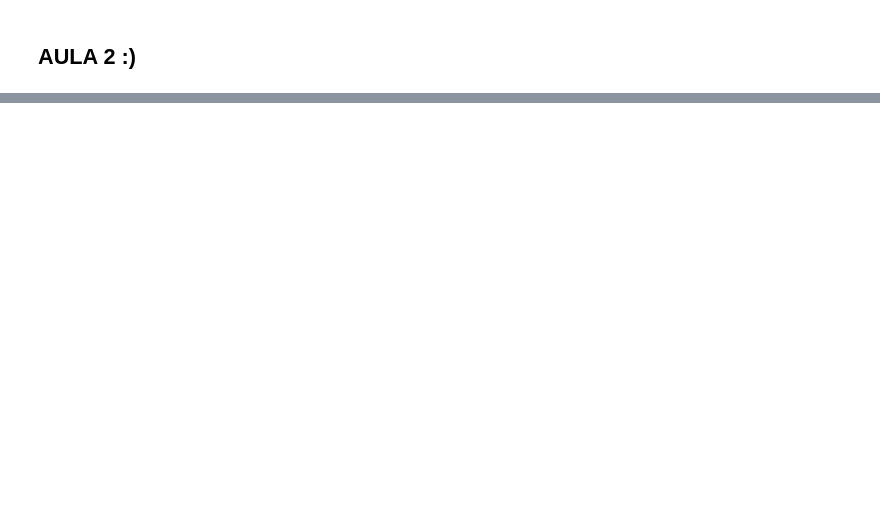
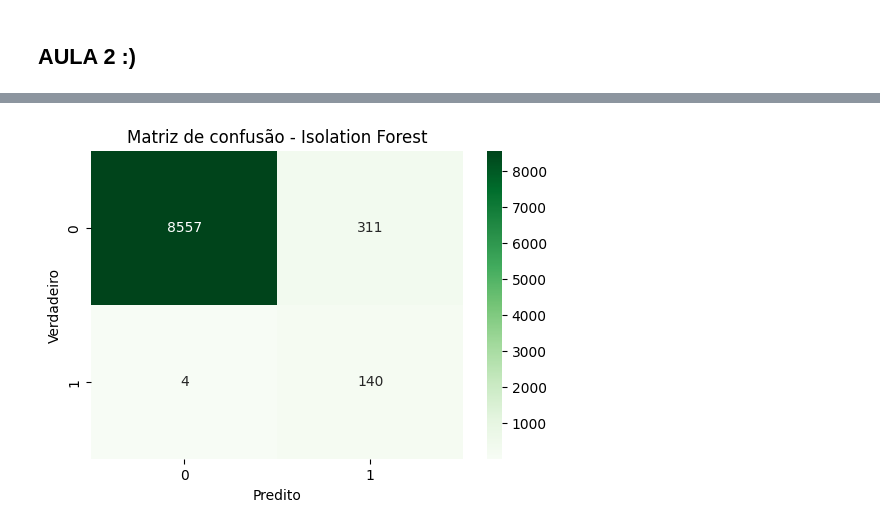
Before and after one commit to lucaschini/cripto-fraud-analysis, a Jupyter notebook: Crypto_EBAC_2025.ipynb, the cells around one changed output, grey strips where cells are left out. Drawn from its saved outputs; the diff is of its cells as text; code cells hidden in the pictures; blank space fills up the shorter version.

```diff
--- a/Crypto_EBAC_2025.ipynb
+++ b/Crypto_EBAC_2025.ipynb
@@ -173,0 +244,12 @@ weighted avg       1.00      1.00      1.00      9841
+# %%
+# Calcula a matriz de confusão entre os rótulos reais ('is_fraud')
+cn_if = confusion_matrix(df_ml['is_fraud'], df_ml['if_anomaly_flag'])
+
+plt.figure(figsize=(6,4))
+sns.heatmap(cn_if, annot=True, fmt="d", cmap='Greens')
+plt.title("Matriz de confusão - Isolation Forest")
+plt.xlabel("Predito")
+plt.ylabel("Verdadeiro")
+plt.show()
+# %% [output]
+[figure, added]
```
Also changed, not shown: parts of 11 cells of this notebook.
